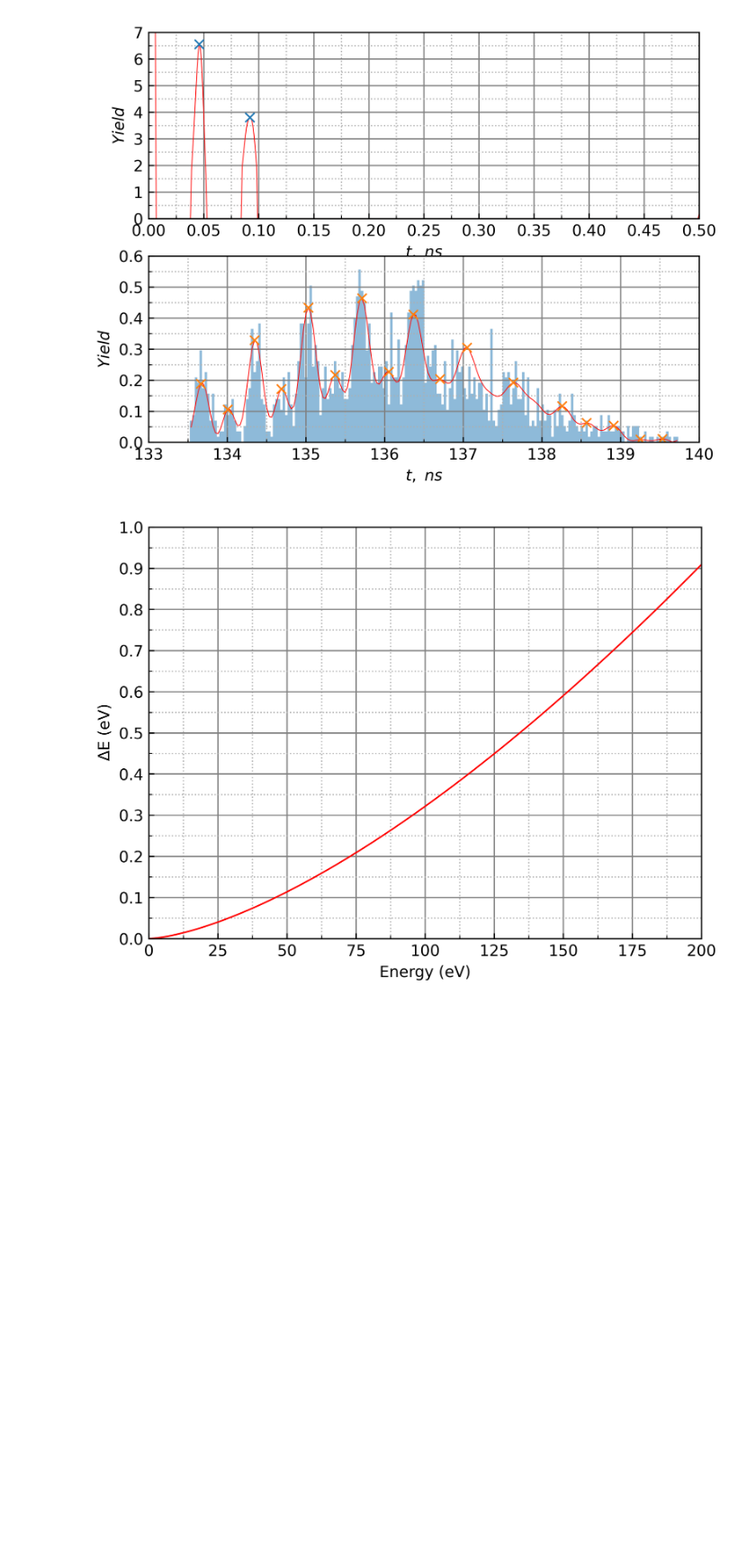
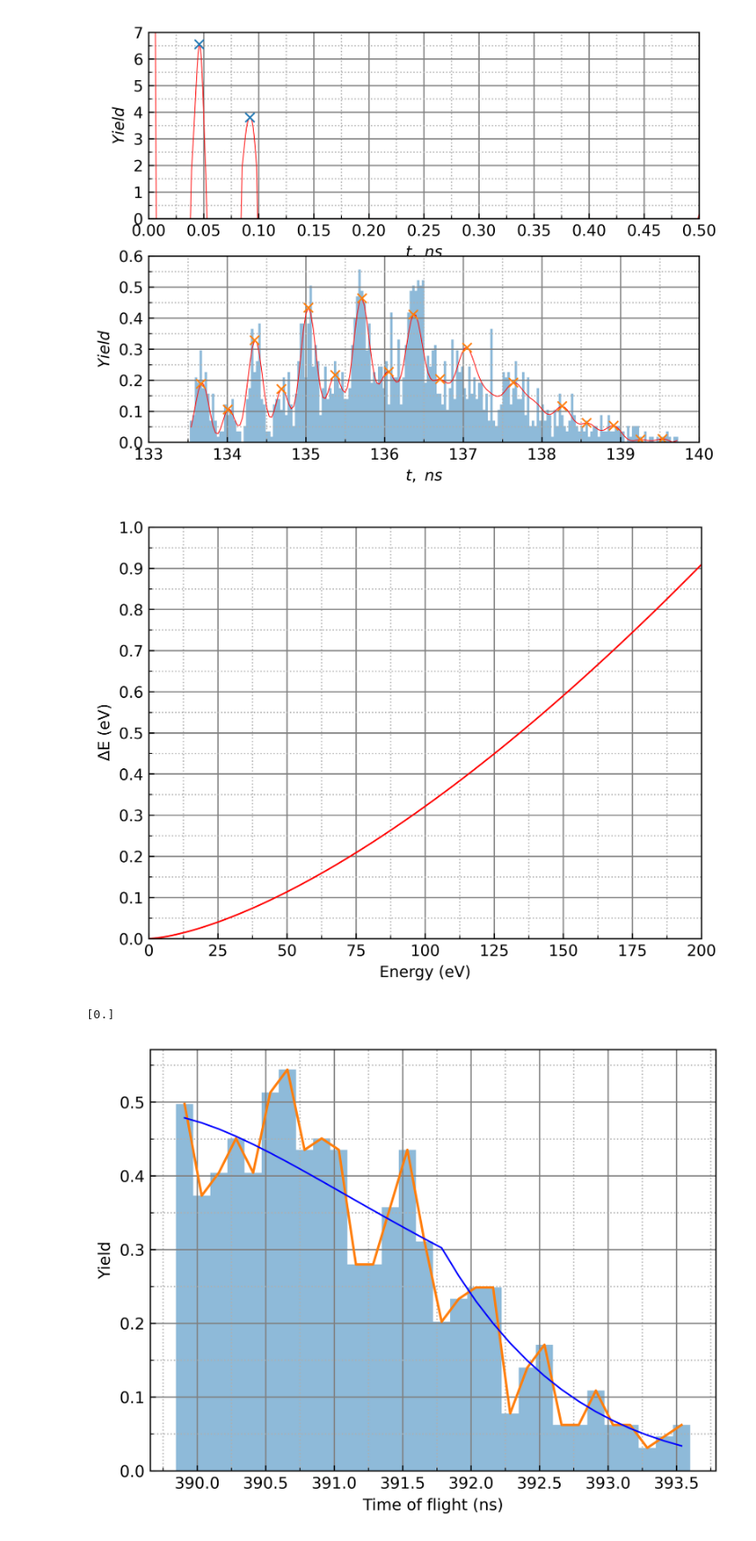
Before and after one commit to MohannadC/tof, a Jupyter notebook: smth.ipynb, the cells around one changed output. Shown at 90% size. Cells and saved outputs as stored; diff of their text form; code cells hidden in the pictures; blank space fills up the shorter version.

Commit message:
New data 23.76eV

```diff
--- a/smth.ipynb
+++ b/smth.ipynb
@@ -493,3 +494,73 @@ ax.set(xlim=(x_start, x_end), ylim=(y_start, y_end))
 print()
 # %% [output]
 [figure]
+# %%
+import numpy as np
+import matplotlib.pyplot as plt
+from pylab import *
+from scipy.optimize import curve_fit
+from scipy.signal import peak_widths, find_peaks
+from funcs import time_of_flight, decorate
+
+x_start = 389
+x_end = 393
+x_interval = 0.5
+y_start = 0
+y_end = 1
+y_interval = 0.1
+
+fig, ax = plt.subplots(dpi=600)
+d1 = []
+with open("./data/1k_29ev.txt", 'r') as f:
+    while True:
+        s = f.readline()
+        if s == '':
+                break
+        a = s.split()
+        d1.append(float(a[0]))
+
+decorate(ax, (x_start, x_end, x_interval), (y_start, y_end, y_interval),
+          r"Time of flight (ns)", r"Yield", set=False)
+
+y,x,_=hist(d1,30,alpha=.5, density=True)
+x=(x[1:]+x[:-1])/2
+ax.plot(x, y)
+
+def improved_gauss(x, x0, sigma, A, t):
+    return np.convolve((A/2/np.pi/sigma)*np.exp(-(x-x0)**2/2/sigma**2),
+                       np.exp(-(x-x0)/t)*np.heaviside(x-x0, 1), 'same')
+
+params,cov = curve_fit(improved_gauss, x, y, (time_of_flight(23.76), 1, 0, 1))
+sigma = sqrt(diag(cov))
+new_y = improved_gauss(x, *params)
+ax.plot(x, new_y, color='blue', lw=1)
+
+results_half = peak_widths(new_y, (0,), rel_height=0.5)
+
+print(results_half[0])
+
+def e(t):
+     return (9.1093837e-31*(1.120/t/1e-9)**2)/2 * 6.242e+18
+
+# import pandas as pd
+# d = {
+#     "Energy, eV": [200, 199, 198, 197, 196, 195, 194, 193, 192],
+#     "Theory, ns": [	time_of_flight(200), time_of_flight(199), time_of_flight(198),
+#                     time_of_flight(197), time_of_flight(196), time_of_flight(195),
+#                     time_of_flight(194), time_of_flight(193), time_of_flight(192)],
+#     "Experiment, ns": [times[0], times[1], times[2], times[3], times[4],
+#                         times[5], times[6], times[7], times[8]],
+#     "Sigma, ns": [sigmas[0], sigmas[1], sigmas[2], sigmas[3],
+#                   sigmas[4], sigmas[5], sigmas[6], sigmas[7], sigmas[8]],
+#     "Ex/Th": [	times[0]/time_of_flight(200), times[1]/time_of_flight(199),
+#             	times[2]/time_of_flight(198), times[3]/time_of_flight(197),
+# 				times[4]/time_of_flight(196), times[5]/time_of_flight(195),
+# 				times[6]/time_of_flight(194), times[7]/time_of_flight(193),
+# 				times[8]/time_of_flight(192)]
+# }
+# df = pd.DataFrame(data=d)
+# print(x[0]-x[10])
+# df
+# %% [output]
+[0.]
+[figure, added]
```
Also changed, not shown: parts of 2 cells of this notebook, 3 other files.
